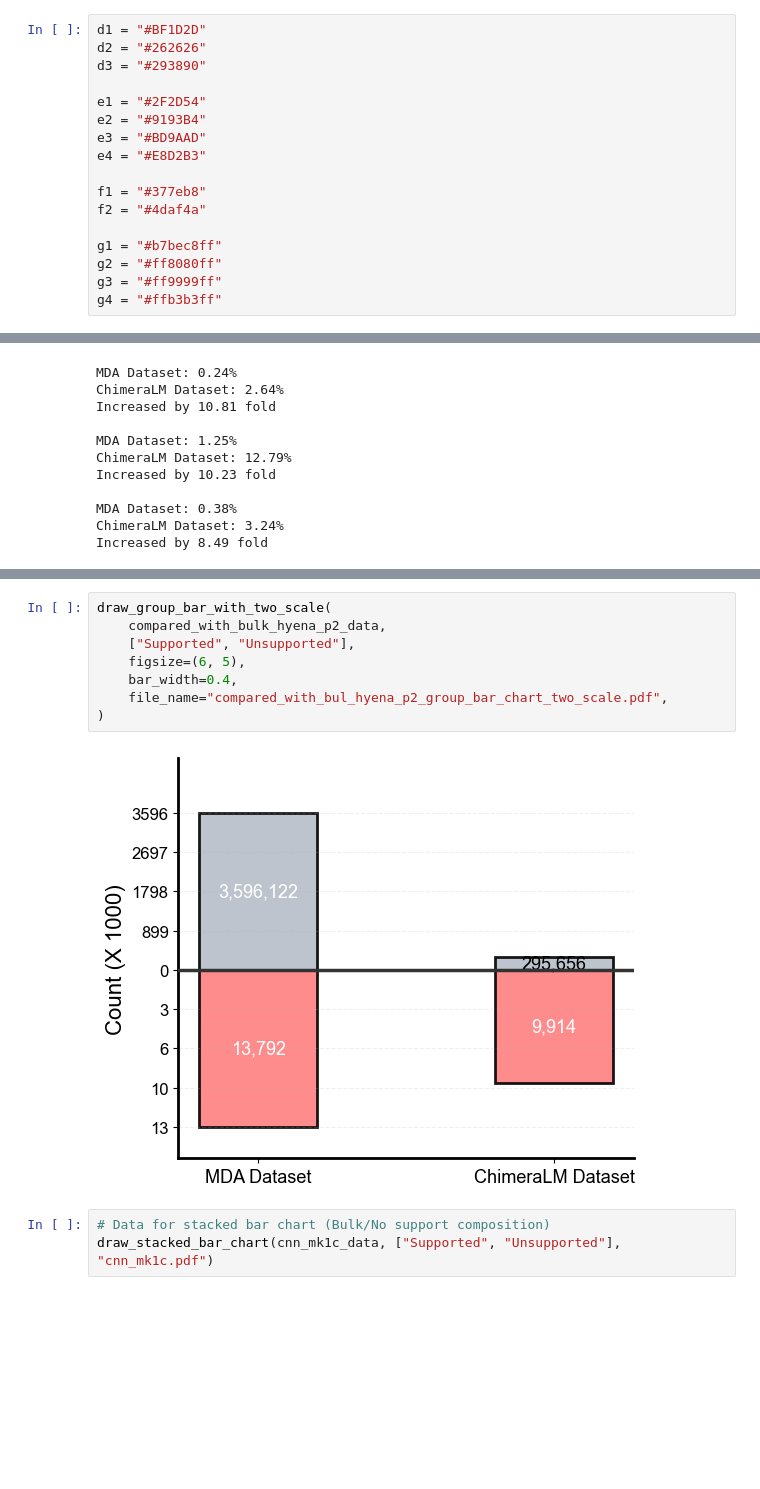
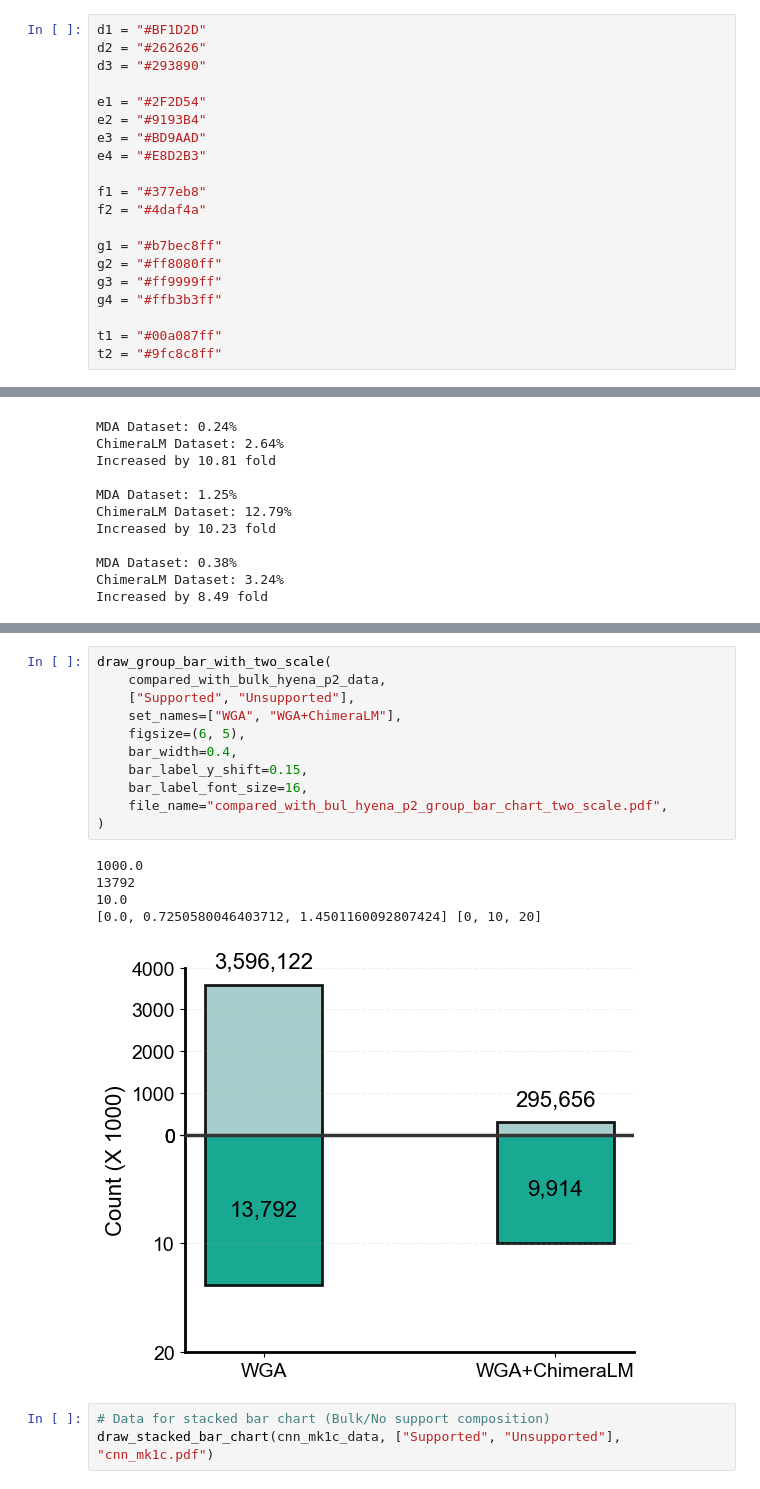
Before and after one commit to cauliyang/chimeralm_paper, a Jupyter notebook: figures/draw_figures.ipynb, the cells around one changed output, grey strips where cells are left out. Saved outputs shown, nothing was run; the diff lists cells and outputs as text; blank space fills up the shorter version.

Commit message:
update figures

```diff
--- a/figures/draw_figures.ipynb
+++ b/figures/draw_figures.ipynb
@@ -52,6 +52,9 @@ g1 = "#b7bec8ff"
 g2 = "#ff8080ff"
 g3 = "#ff9999ff"
 g4 = "#ffb3b3ff"
+
+t1 = "#00a087ff"
+t2 = "#9fc8c8ff"
 # %% [markdown]
 # SV Evaluation
 # %%
@@ -559,13 +592,20 @@ draw_group_bar_with_two_scale(
 # %%
 draw_group_bar_with_two_scale(
     compared_with_bulk_hyena_p2_data,
     ["Supported", "Unsupported"],
+    set_names=["WGA", "WGA+ChimeraLM"],
     figsize=(6, 5),
     bar_width=0.4,
+    bar_label_y_shift=0.15,
+    bar_label_font_size=16,
     file_name="compared_with_bul_hyena_p2_group_bar_chart_two_scale.pdf",
 )
 # %% [output]
+1000.0
+13792
+10.0
+[0.0, 0.7250580046403712, 1.4501160092807424] [0, 10, 20]
-[figure, old version]
+[figure, new version]
 # %%
 # Data for stacked bar chart (Bulk/No support composition)
 draw_stacked_bar_chart(cnn_mk1c_data, ["Supported", "Unsupported"], "cnn_mk1c.pdf")
```
Also changed, not shown: parts of 16 cells of this notebook, 11 other files.
